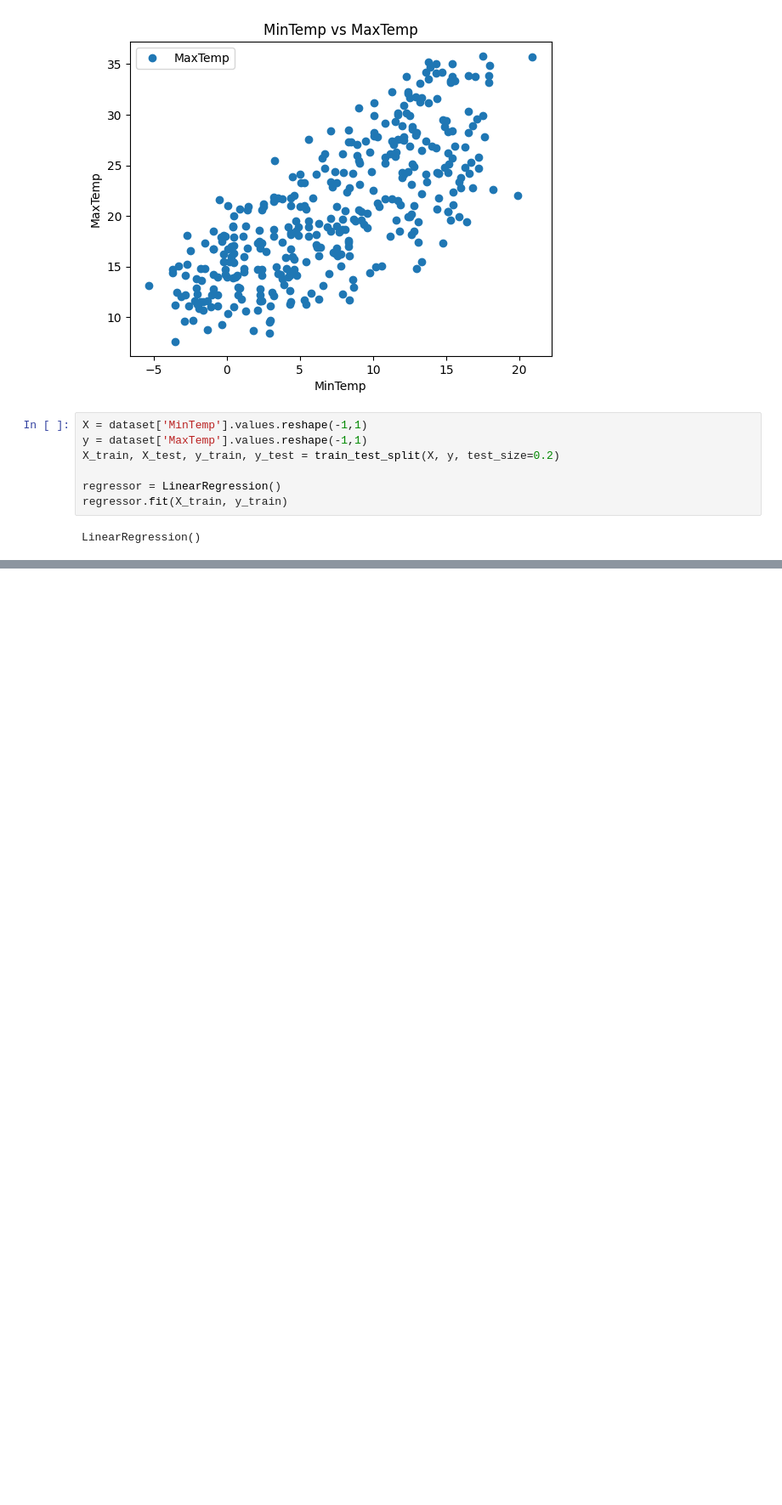
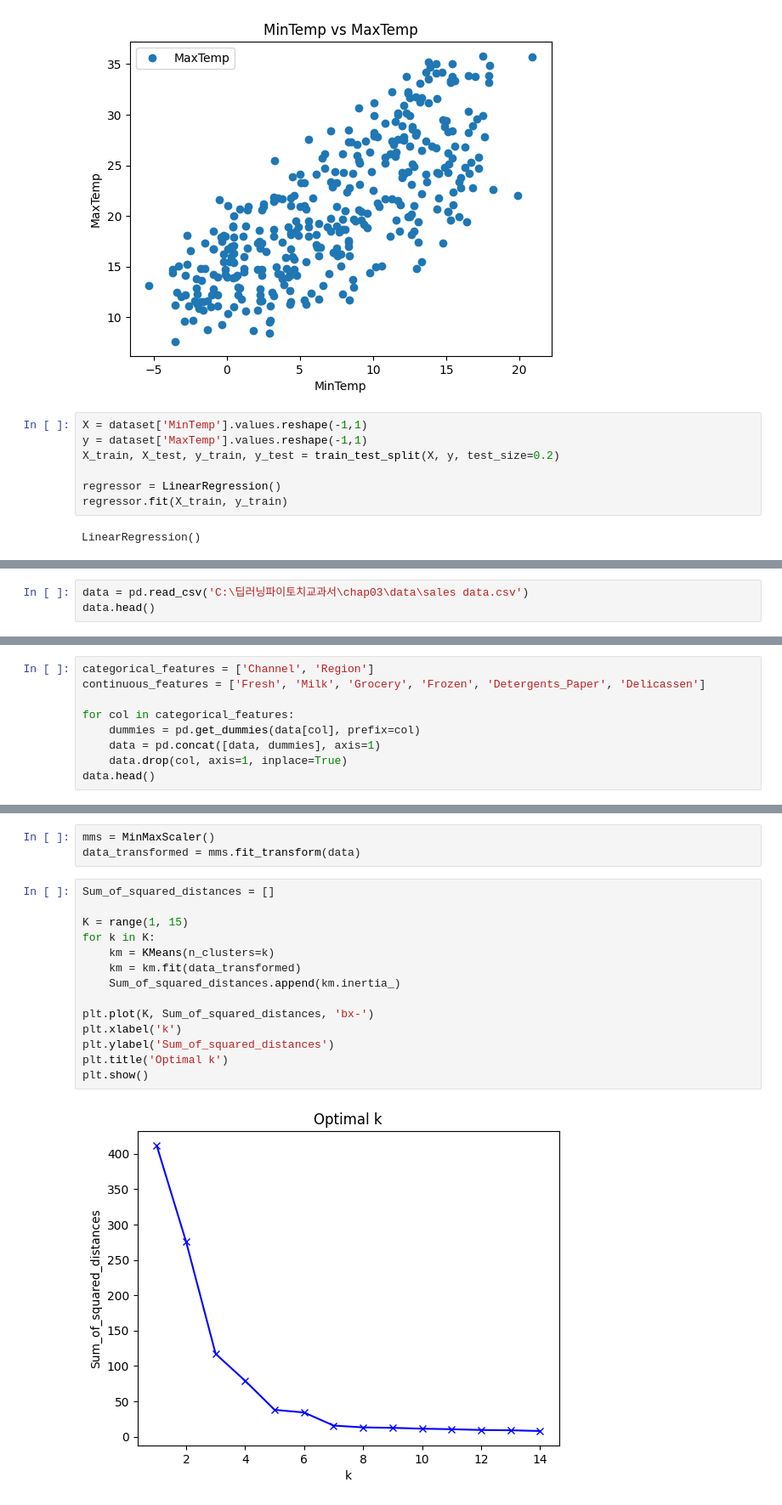
Before and after one commit to Jeon-Seho/pytorch-practice, a Jupyter notebook: Chapter03.ipynb, the cells around one changed output, grey strips where cells are left out. Shown at 85% size. Drawn from its saved outputs; the diff is of its cells as text; blank space fills up the shorter version.

```diff
--- a/Chapter03.ipynb
+++ b/Chapter03.ipynb
@@ -255,0 +261,3 @@ print('루트 평균제곱법(RMSE):', np.sqrt(metrics.mean_squared_error(y_test
+# %%
+data = pd.read_csv('C:\딥러닝파이토치교과서\chap03\data\sales data.csv')
+data.head()
@@ -255,0 +271,9 @@ print('루트 평균제곱법(RMSE):', np.sqrt(metrics.mean_squared_error(y_test
+# %%
+categorical_features = ['Channel', 'Region']
+continuous_features = ['Fresh', 'Milk', 'Grocery', 'Frozen', 'Detergents_Paper', 'Delicassen']
+
+for col in categorical_features:
+    dummies = pd.get_dummies(data[col], prefix=col)
+    data = pd.concat([data, dummies], axis=1)
+    data.drop(col, axis=1, inplace=True)
+data.head()
@@ -255,0 +287,19 @@ print('루트 평균제곱법(RMSE):', np.sqrt(metrics.mean_squared_error(y_test
+# %%
+mms = MinMaxScaler()
+data_transformed = mms.fit_transform(data)
+# %%
+Sum_of_squared_distances = []
+
+K = range(1, 15)
+for k in K:
+    km = KMeans(n_clusters=k)
+    km = km.fit(data_transformed)
+    Sum_of_squared_distances.append(km.inertia_)
+
+plt.plot(K, Sum_of_squared_distances, 'bx-')
+plt.xlabel('k')
+plt.ylabel('Sum_of_squared_distances')
+plt.title('Optimal k')
+plt.show()
+# %% [output]
+[figure, added]
```
Also changed, not shown: parts of 14 cells of this notebook.
